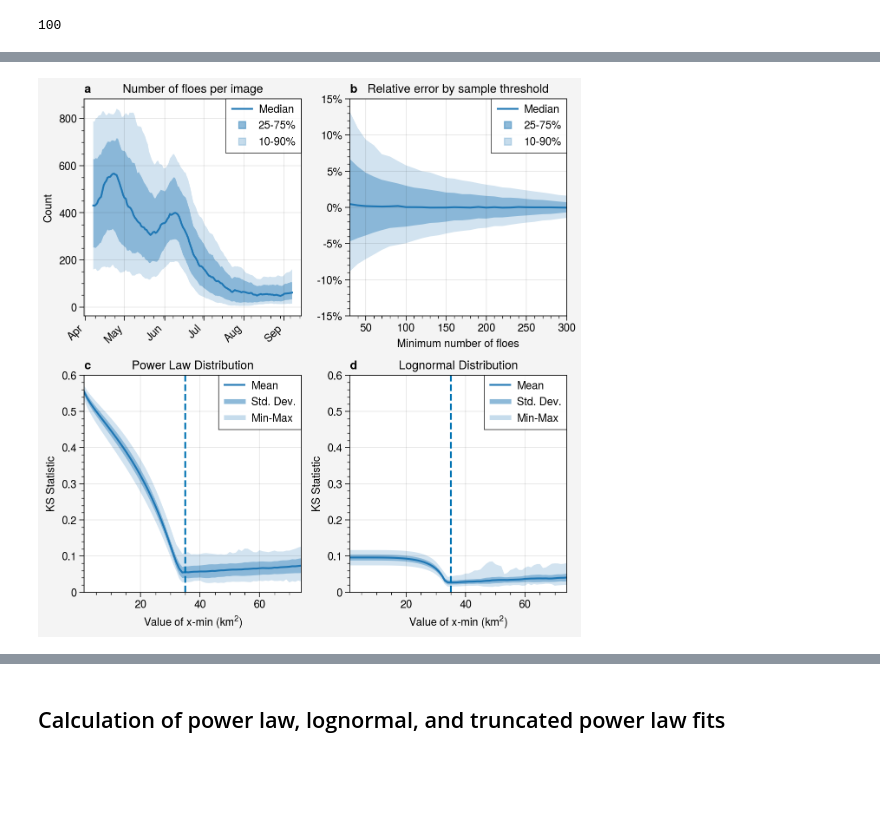
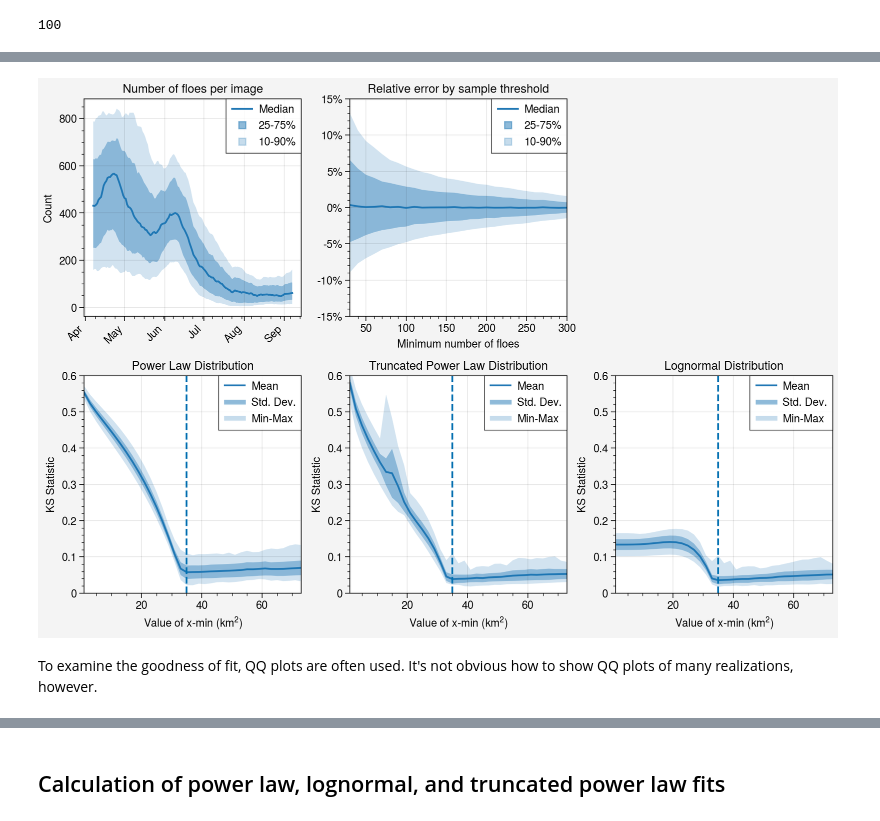
Before and after one commit to danielmwatkins/miz_scales_of_motion, a Jupyter notebook: notebooks/floe_size_distribution.ipynb, the cells around one changed output, grey strips where cells are left out. Saved outputs shown, nothing was run; the diff lists cells and outputs as text; code cells hidden in the pictures; blank space fills up the shorter version.

```diff
--- a/notebooks/floe_size_distribution.ipynb
+++ b/notebooks/floe_size_distribution.ipynb
@@ -95,3 +96,7 @@ The powerlaw function does have the option to find x-min on its own, however, we
 # %%
 df_filtered = df.groupby('datetime').filter(lambda x: len(x) > 200)
 date_sample = np.random.choice(np.unique(df_filtered.datetime), 100)
+# %%
+%%time
+fit = powerlaw.Fit(area, xmin=x)
+fit.lognormal.D
@@ -98,16 +107,23 @@ date_sample = np.random.choice(np.unique(df_filtered.datetime), 100)
 # %%
 %%time
-xmin_vals = np.arange(1, 75)
+xmin_vals = np.arange(1, 75, 2)
 results_pl = []
 results_ln = []
+results_tpl = []
 
-for date in date_sample:
+for count, date in enumerate(date_sample):
+    if (count % 10) == 0:
+        print(count, date)
+
     area = df.loc[df.datetime == date, 'area_adj_km']
     temp_pl = []
     temp_ln = []
+    temp_tpl = []
     for x in xmin_vals:
-        fit = powerlaw.Fit(area, xmin=x, fit_method='KS')
+        fit = powerlaw.Fit(area, xmin=x)
         temp_pl.append(fit.power_law.D)
+        temp_tpl.append(fit.truncated_power_law.D)
         temp_ln.append(fit.lognormal.D)
     results_pl.append(pd.Series(temp_pl, index=xmin_vals))
     results_ln.append(pd.Series(temp_ln, index=xmin_vals))
+    results_tpl.append(pd.Series(temp_tpl, index=xmin_vals))
@@ -125,12 +183,12 @@ len(sample)
 # %% [output]
 100
 # %%
-# Testing the threshold for number of floes per image
 %%time
 relative_error = {}
 thresholds = np.arange(30, 301, 10)
 n_resamples = 100
 count = 0
+xmin = 35
 for threshold in thresholds:
     print(threshold)
     relative_error[threshold] = []
@@ -151,7 +227,9 @@ for threshold in thresholds:
+# %%
+test_tpl = pd.DataFrame(results_tpl, index=date_sample)
+test_pl = pd.DataFrame(results_pl, index=date_sample)
+test_ln = pd.DataFrame(results_ln, index=date_sample)
 # %%
-test_pl = pd.DataFrame(results_pl, index=date_sample)
-test_ln = pd.DataFrame(results_ln, index=date_sample)
-fig, axs = pplt.subplots(ncols=2, nrows=2, sharex=False, sharey=False)
+fig, axs = pplt.subplots(ncols=3, nrows=2, sharex=False, sharey=False)
 
 count_range = df.groupby(['year', 'doy']).count().pivot_table(index='year',
                                                               columns='doy',
@@ -164,36 +242,38 @@ ax.plot(smoothed_count_range[0.5], color='tab:blue',
                    smoothed_count_range[0.75]],
        fadedata=[smoothed_count_range[0.1],
                  smoothed_count_range[0.9]])
 dr = pd.date_range('2020-04-01', '2020-09-01', freq='1MS')
 ax.format(xlocator=dr.dayofyear, xformatter=[d.strftime('%b') for d in dr], xrotation=45,
           ylabel='Count', xlabel='', title='Number of floes per image')
 
 ax = axs[0,1]
 ax.plot(pd.DataFrame(relative_error).median(axis=0), shadedata=[pd.DataFrame(relative_error).quantile(0.25, axis=0),
                                                                 pd.DataFrame(relative_error).quantile(0.75, axis=0)],
         fadedata=[pd.DataFrame(relative_error).quantile(0.1, axis=0),
                                                                 pd.DataFrame(relative_error).quantile(0.9, axis=0)], color='tab:blue')
 ax.format(ylocator=[-0.15, -0.1, -0.05, 0, 0.05, 0.1, 0.15], ylim=(-0.15, 0.15),
           yformatter=['-15%', '-10%', '-5%', '0%', '5%', '10%', '15%'], xlabel='Minimum number of floes')
 ax.format(title='Relative error by sample threshold')
-
+axs[0,2].axis("off")
 
 h = []
 for alpha, ls, m in zip([1, 0.5, 0.25], ['-', '', ''], ['', 's', 's']):
     h.append(ax.plot([],[],color='tab:blue', alpha=alpha, ls=ls, m=m))
 axs[0,0].legend(h, ['Median', '25-75%', '10-90%'], ncols=1, loc='ur')
 axs[0,1].legend(h, ['Median', '25-75%', '10-90%'], ncols=1, loc='ur')
 
-for ax, data, title in zip(axs[1,:], [test_pl, test_ln], ['Power Law', 'Lognormal']):
+for ax, data, title in zip(axs[1,:], [test_pl, test_tpl, test_ln], ['Power Law', 'Truncated Power Law', 'Lognormal']):
     ax.plot(data.mean(axis=0), shadedata=data.std(axis=0), fadedata=[data.min(axis=0), data.max(axis=0)], label='Mean', color='tab:blue')
     ax.plot([],[], lw=4, alpha=0.5, label='Std. Dev.', color='tab:blue')
     ax.plot([],[], lw=4, alpha=0.25, label='Min-Max', color='tab:blue')
     ax.format(xlabel='Value of x-min (km$^2$)', ylabel='KS Statistic', title='{t} Distribution'.format(t=title), ylim=(0, 0.6))
     ax.legend(loc='ur', ncols=1)
     ax.axvline(35, ls='--')
-axs.format(abc=True)
+axs.format(abc=False)
 
-fig.save('../figures/fig04_fsd_setup_figures.pdf', dpi=300)
-fig.save('../figures/fig04_fsd_setup_figures.png', dpi=300)
+# fig.save('../figures/fig04_fsd_setup_figures.pdf', dpi=300)
+# fig.save('../figures/fig04_fsd_setup_figures.png', dpi=300)
 # %% [output]
-[figure, old version]
+[figure, new version]
+# %% [markdown]
+To examine the goodness of fit, QQ plots are often used. It's not obvious how to show QQ plots of many realizations, however.
```
Also changed, not shown: parts of 12 cells of this notebook, 3 other files.
